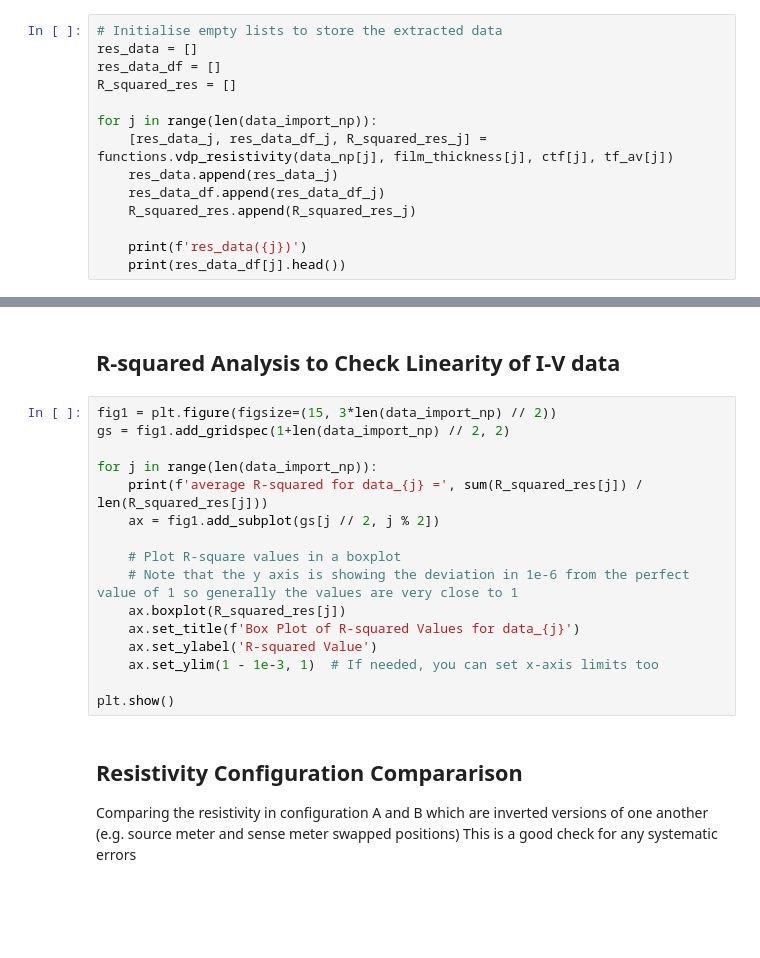
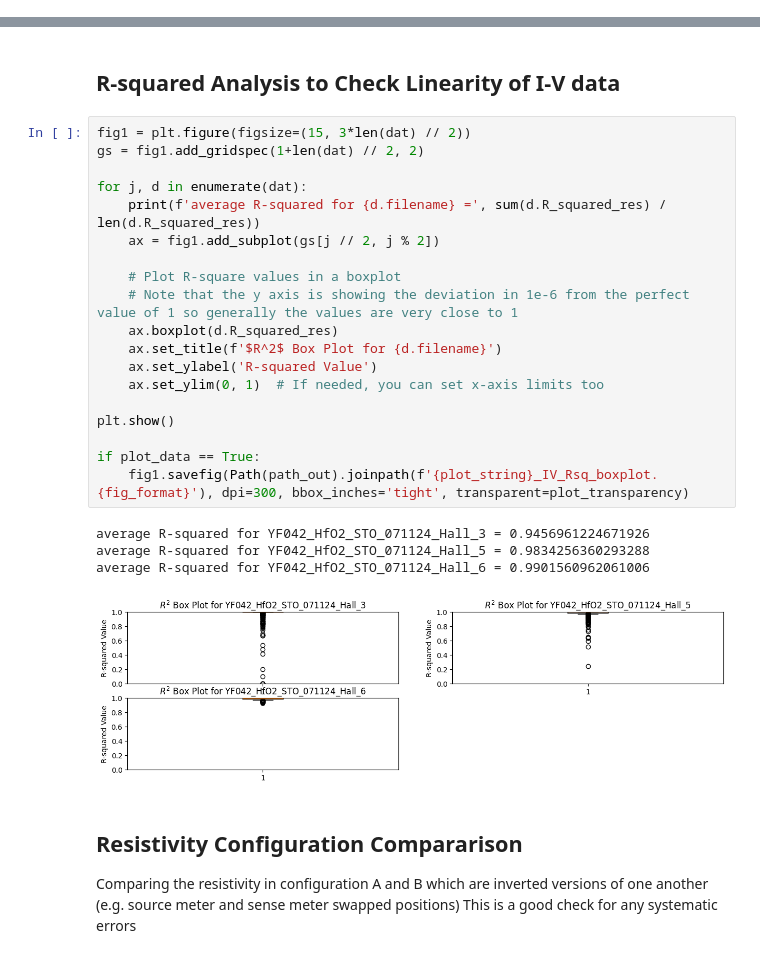
Before and after one commit to hc3413/Electronic_properties_of_thin_films, a Jupyter notebook: Analysis.ipynb, the cells around one changed output, grey strips where cells are left out. Saved outputs shown, nothing was run; the diff lists cells and outputs as text; blank space fills up the shorter version.

```diff
--- a/Analysis.ipynb
+++ b/Analysis.ipynb
@@ -106,14 +120,0 @@ Is this correct?
-# %%
-# Initialise empty lists to store the extracted data
-res_data = []
-res_data_df = []
-R_squared_res = []
-
-for j in range(len(data_import_np)):
-    [res_data_j, res_data_df_j, R_squared_res_j] = functions.vdp_resistivity(data_np[j], film_thickness[j], ctf[j], tf_av[j])
-    res_data.append(res_data_j)
-    res_data_df.append(res_data_df_j)
-    R_squared_res.append(R_squared_res_j)
-
-    print(f'res_data({j})')
-    print(res_data_df[j].head())
@@ -171,21 +192,29 @@ if plot_data == True:
 # %% [markdown]
 ## R-squared Analysis to Check Linearity of I-V data
 # %%
-fig1 = plt.figure(figsize=(15, 3*len(data_import_np) // 2))
-gs = fig1.add_gridspec(1+len(data_import_np) // 2, 2)
+fig1 = plt.figure(figsize=(15, 3*len(dat) // 2))
+gs = fig1.add_gridspec(1+len(dat) // 2, 2)
 
-for j in range(len(data_import_np)):
-    print(f'average R-squared for data_{j} =', sum(R_squared_res[j]) / len(R_squared_res[j]))
+for j, d in enumerate(dat):
+    print(f'average R-squared for {d.filename} =', sum(d.R_squared_res) / len(d.R_squared_res))
     ax = fig1.add_subplot(gs[j // 2, j % 2])
 
     # Plot R-square values in a boxplot
     # Note that the y axis is showing the deviation in 1e-6 from the perfect value of 1 so generally the values are very close to 1
-    ax.boxplot(R_squared_res[j])
-    ax.set_title(f'Box Plot of R-squared Values for data_{j}')
+    ax.boxplot(d.R_squared_res)
+    ax.set_title(f'$R^2$ Box Plot for {d.filename}')
     ax.set_ylabel('R-squared Value')
-    ax.set_ylim(1 - 1e-3, 1)  # If needed, you can set x-axis limits too
+    ax.set_ylim(0, 1)  # If needed, you can set x-axis limits too
 
 plt.show()
+
+if plot_data == True:
+    fig1.savefig(Path(path_out).joinpath(f'{plot_string}_IV_Rsq_boxplot.{fig_format}'), dpi=300, bbox_inches='tight', transparent=plot_transparency)
+# %% [output]
+average R-squared for YF042_HfO2_STO_071124_Hall_3 = 0.9456961224671926
+average R-squared for YF042_HfO2_STO_071124_Hall_5 = 0.9834256360293288
+average R-squared for YF042_HfO2_STO_071124_Hall_6 = 0.9901560962061006
+[figure, added]
 # %% [markdown]
 ## Resistivity Configuration Compararison
 Comparing the resistivity in configuration A and B which are inverted versions of one another (e.g. source meter and sense meter swapped positions)
```
Also changed, not shown: parts of 26 cells of this notebook, 1 other file.
